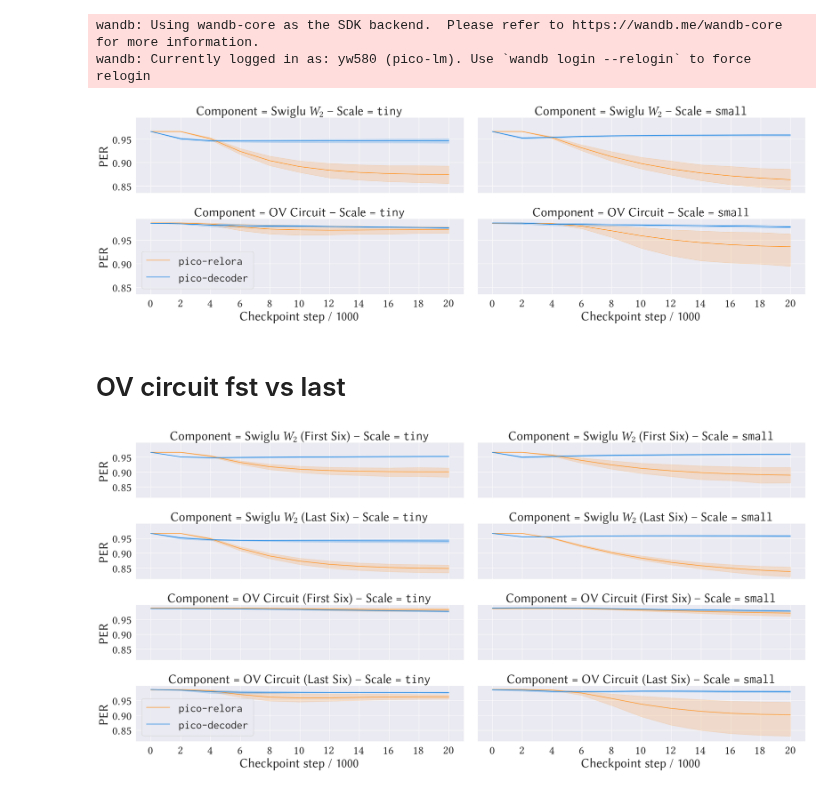
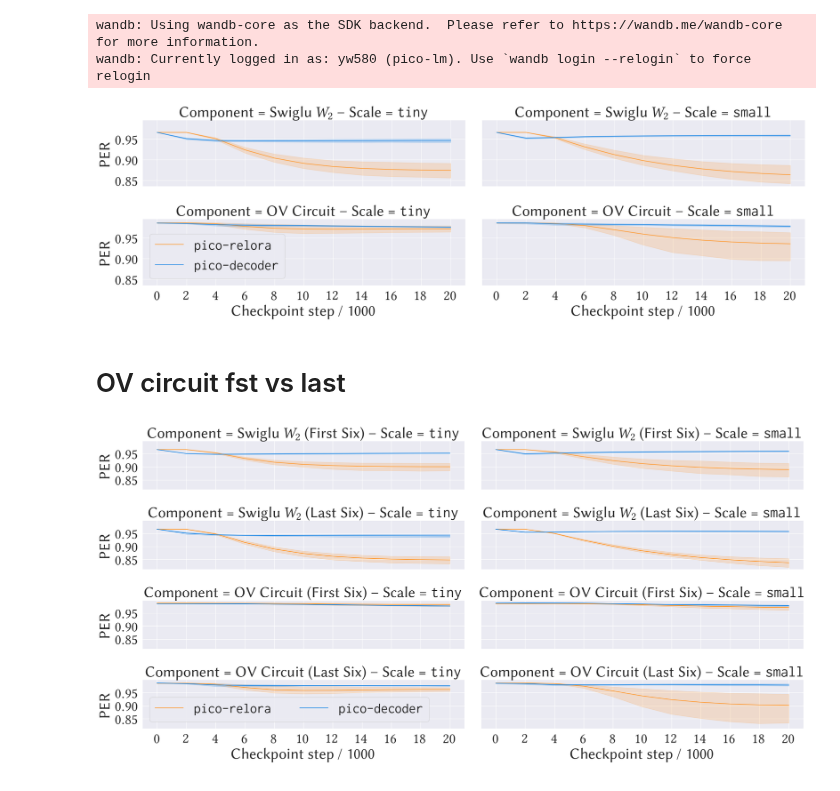
Before and after one commit to Yu-val-weiss/relora-pico, a Jupyter notebook: notebooks/per.ipynb, the cells around one changed output. Drawn from its saved outputs; the diff is of its cells as text; code cells hidden in the pictures.

```diff
--- a/notebooks/per.ipynb
+++ b/notebooks/per.ipynb
@@ -104,38 +104,38 @@ palette = dict(zip(models, colors))
 
 dodge = 0.4
 size = 8
-font_scale = 2.5
+font_scale = 3
 
 sns.set_theme(font_scale=font_scale, rc={"axes.grid": "True", "axes.grid.which": "both"})
 
 g = sns.FacetGrid(
     data=per_data,
     col="Scale",
     row="Component",
     height=4,
     aspect=3,
     sharey=True,
     sharex=True,
     margin_titles=False,
 )
 
 g.set_titles(template=r"Component = {row_name} -- Scale = \texttt{{{col_name}}}")
 
 
 g.map_dataframe(sns.lineplot, x="Step", y="PER", hue="Model", palette=palette, markers=["s", "o"])
 
 g.set_axis_labels("Checkpoint step / 1000", "PER")
 
 for idx, ax in enumerate(g.axes.flat):
     steps = per_data["Step"].unique()
     ax.set_xticks(steps)
     if idx == 2:
         ax.legend(bbox_to_anchor=(0, 0), loc="lower left")
 
 plt.savefig("../graphs/per.pdf", bbox_inches="tight")
 plt.show()
 # %% [output]
-[figure, old version]
+[figure, new version]
 # %% [markdown]
 # OV circuit fst vs last
 # %%
@@ -155,7 +155,7 @@ palette = dict(zip(models, colors))
 
 dodge = 0.4
 size = 8
-font_scale = 2.5
+font_scale = 3
 
 sns.set_theme(font_scale=font_scale, rc={"axes.grid": "True", "axes.grid.which": "both"})
 
@@ -181,9 +181,9 @@ for idx, ax in enumerate(g.axes.flat):
     steps = per_split["Step"].unique()
     ax.set_xticks(steps)
     if idx == 6:
-        ax.legend(bbox_to_anchor=(0, 0), loc="lower left")
+        ax.legend(bbox_to_anchor=(0, 0), loc="lower left", ncols=2)
 
 plt.savefig("../graphs/per-fst-lst.pdf", bbox_inches="tight")
 plt.show()
 # %% [output]
-[figure, old version]
+[figure, new version]
```
Also changed, not shown: 11 other files.
